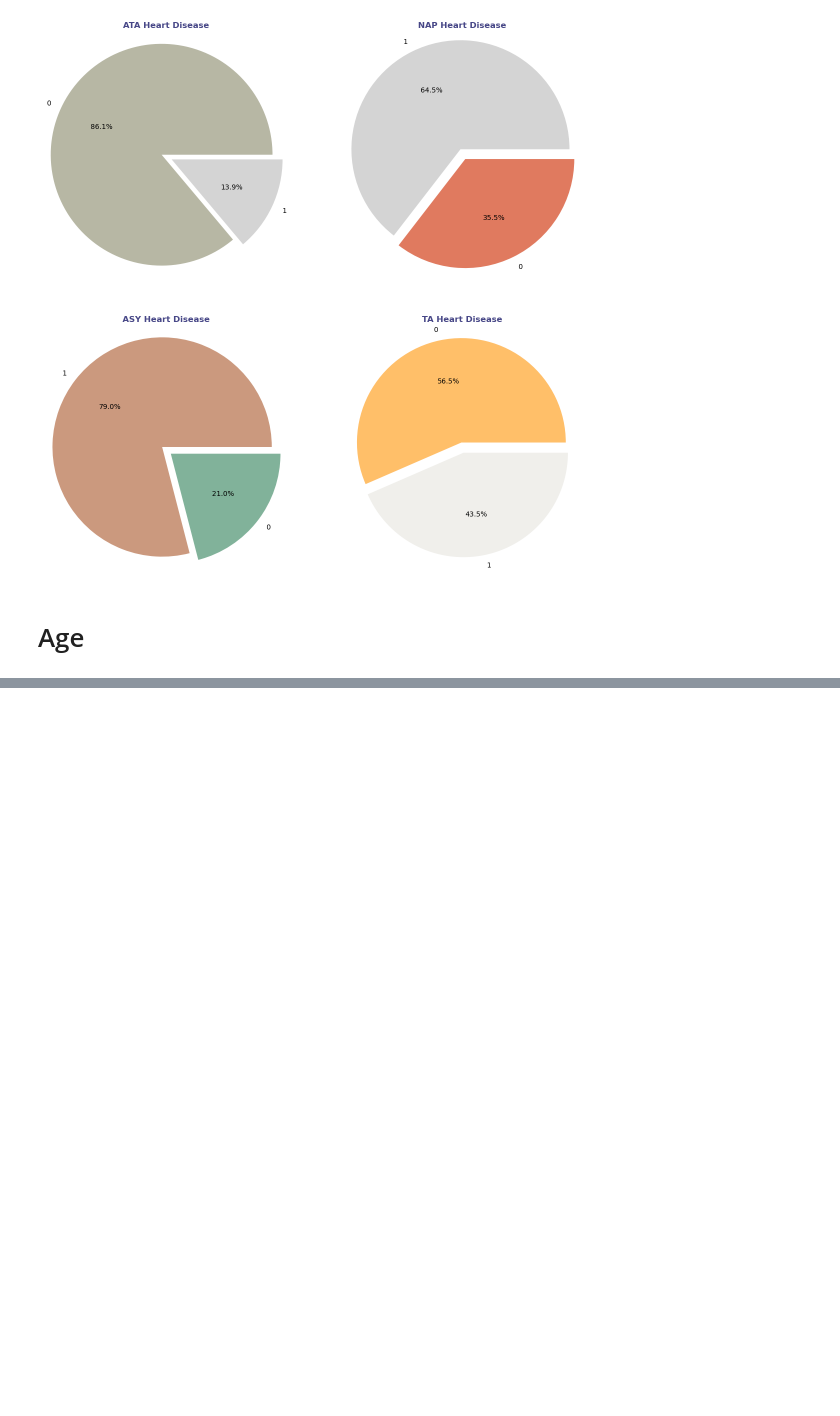
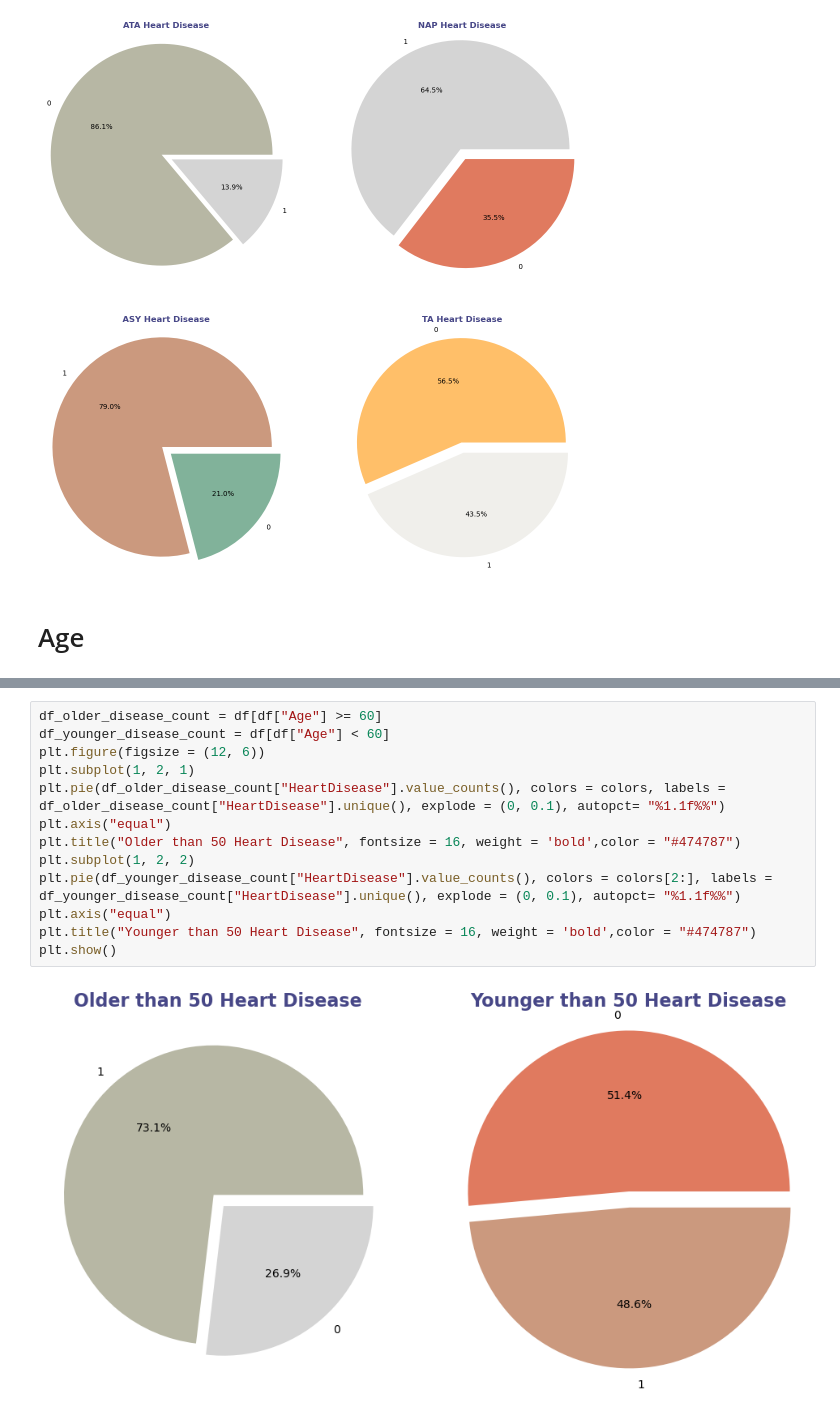
Before and after one commit to abdyraman/heart-deseases, a Jupyter notebook: code.ipynb, the cells around one changed output, grey strips where cells are left out. Saved outputs shown, nothing was run; the diff lists cells and outputs as text; blank space fills up the shorter version.

```diff
--- a/code.ipynb
+++ b/code.ipynb
@@ -208,0 +218,15 @@ plt.show()
+# %%
+df_older_disease_count = df[df["Age"] >= 60]
+df_younger_disease_count = df[df["Age"] < 60]
+plt.figure(figsize = (12, 6))
+plt.subplot(1, 2, 1)
+plt.pie(df_older_disease_count["HeartDisease"].value_counts(), colors = colors, labels = df_older_disease_count["HeartDisease"].unique(), explode = (0, 0.1), autopct= "%1.1f%%")
+plt.axis("equal")
+plt.title("Older than 50 Heart Disease", fontsize = 16, weight = 'bold',color = "#474787")
+plt.subplot(1, 2, 2)
+plt.pie(df_younger_disease_count["HeartDisease"].value_counts(), colors = colors[2:], labels = df_younger_disease_count["HeartDisease"].unique(), explode = (0, 0.1), autopct= "%1.1f%%")
+plt.axis("equal")
+plt.title("Younger than 50 Heart Disease", fontsize = 16, weight = 'bold',color = "#474787")
+plt.show()
+# %% [output]
+[figure, added]
```
Also changed, not shown: parts of 14 cells of this notebook.
